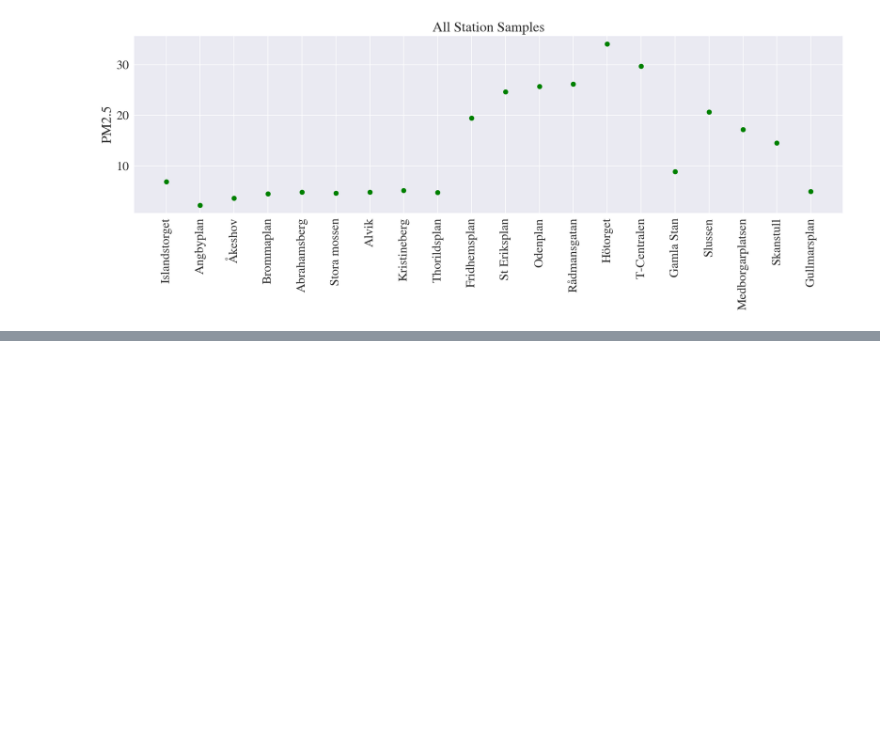
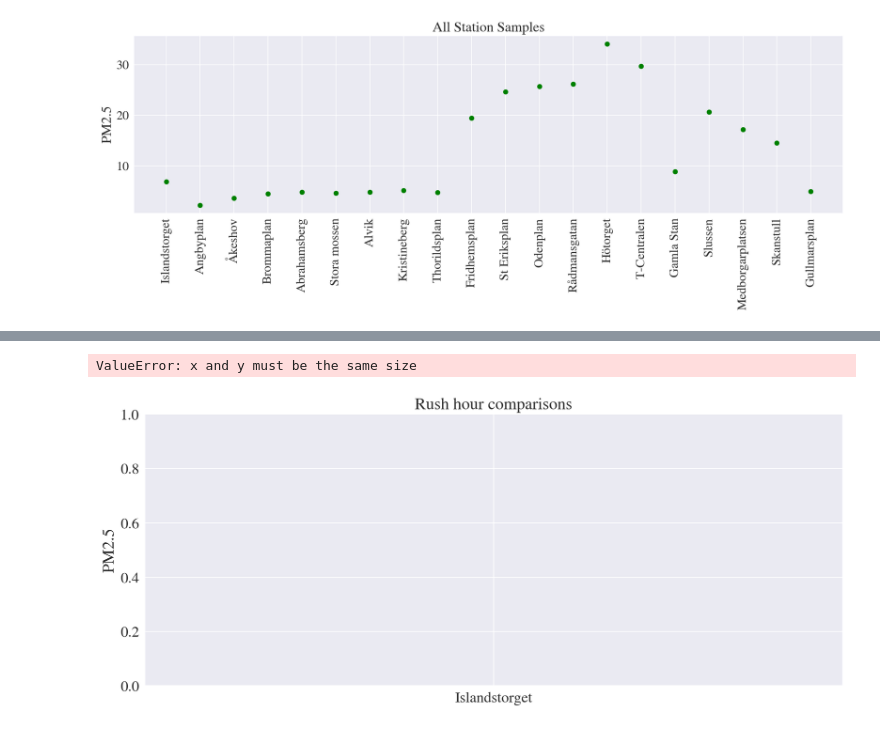
Before and after one commit to aliceheiman/air-pollution-stockholm-subway, a Jupyter notebook: algorithm1.ipynb, the cells around one changed output, grey strips where cells are left out. Cells and saved outputs as stored; diff of their text form; code cells hidden in the pictures; blank space fills up the shorter version.

Commit message:
morning afternoon graph

```diff
--- a/algorithm1.ipynb
+++ b/algorithm1.ipynb
@@ -285,0 +275,3 @@ plt.show()
+# %%
+# Få ut vår data
+df = algorithm_1_sessions()
@@ -285,0 +294,9 @@ plt.show()
+# %%
+# Rusningstrafik morgon
+def get_time(timestr):
+    return datetime.strptime(timestr, '%H:%M:%S').time()
+
+morning_df = df[(df['Time'] > get_time('06:00:00')) & (df['Time'] < get_time('09:00:00'))]
+evening_df = df[(df['Time'] > get_time('16:00:00')) & (df['Time'] < get_time('20:00:00'))]
+
+evening_df.sort_values(by='Station')
@@ -285,0 +317,22 @@ plt.show()
+# %%
+x = list(set(list(morning_df['Station']) + list(evening_df['Station'])))
+
+morning_x = list(morning_df['Station'])
+morning_y = morning_df['PM2.5']
+evening_y = evening_df['PM2.5']
+
+fig, ax = plt.subplots(dpi=150, figsize=(15,6))
+
+ax.set_title('Rush hour comparisons', fontsize=20)
+ax.set_ylabel('PM2.5')
+
+plt.scatter(x, morning_y, marker='x')
+plt.scatter(x, evening_y, marker='o')
+plt.xticks(rotation=90)
+plt.tight_layout()
+
+plt.savefig('figures/all_station_samples.pdf')
+plt.show()
+# %% [output]
+ValueError: x and y must be the same size
+[figure, added]
```
Also changed, not shown: parts of 5 cells of this notebook, 8 other files.
